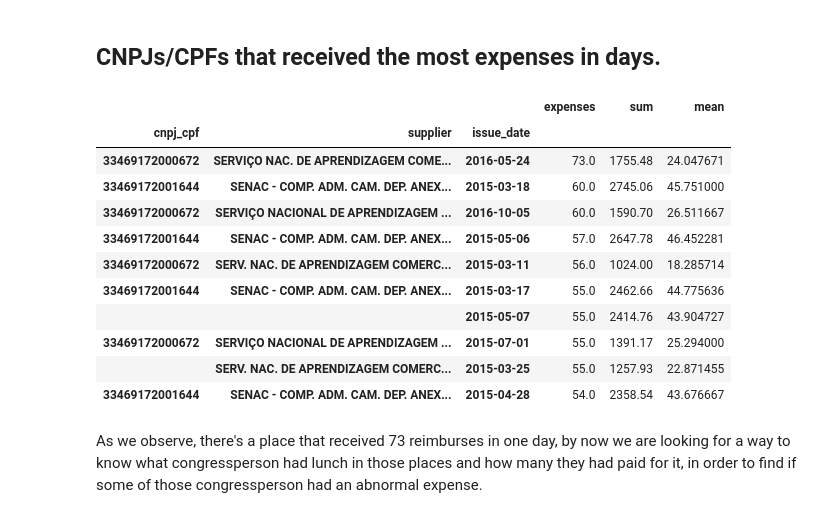
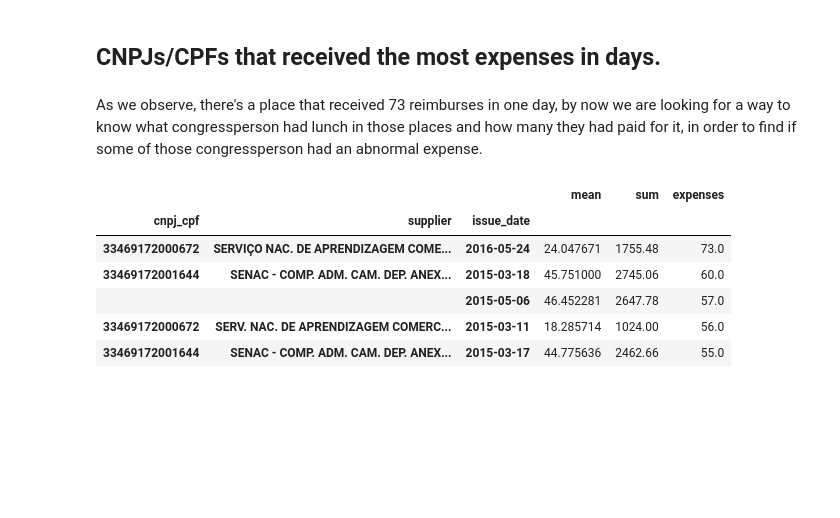
Before and after one commit to okfn-brasil/serenata-de-amor, a Jupyter notebook: develop/2016-12-02-anaschwendler-abnormal-meal-prices-analysis.ipynb, the cells around one changed output. Cells and saved outputs as stored; diff of their text form; code cells hidden in the pictures; blank space fills up the shorter version.

```diff
--- a/develop/2016-12-02-anaschwendler-abnormal-meal-prices-analysis.ipynb
+++ b/develop/2016-12-02-anaschwendler-abnormal-meal-prices-analysis.ipynb
@@ -68,20 +69,16 @@ meals.shape
 keys = ['cnpj_cpf', 'supplier', 'issue_date']
 aggregation = meals.groupby(keys)['total_net_value']. \
     agg({'sum': np.sum, 'expenses': len, 'mean': np.mean})
-# %%
-aggregation.sort_values(['expenses', 'sum'], ascending=[False, False]).head(10)
-# %% [output]
-|  |  |  | expenses | sum | mean |
-| cnpj_cpf | supplier | issue_date |  |  |  |
-| 33469172000672 | SERVIÇO NAC. DE APRENDIZAGEM COME... | 2016-05-24 | 73.0 | 1755.48 | 24.047671 |
-| 33469172001644 | SENAC - COMP. ADM. CAM. DEP. ANEX... | 2015-03-18 | 60.0 | 2745.06 | 45.751000 |
-| 33469172000672 | SERVIÇO NACIONAL DE APRENDIZAGEM ... | 2016-10-05 | 60.0 | 1590.70 | 26.511667 |
-| 33469172001644 | SENAC - COMP. ADM. CAM. DEP. ANEX... | 2015-05-06 | 57.0 | 2647.78 | 46.452281 |
-| 33469172000672 | SERV. NAC. DE APRENDIZAGEM COMERC... | 2015-03-11 | 56.0 | 1024.00 | 18.285714 |
-| 33469172001644 | SENAC - COMP. ADM. CAM. DEP. ANEX... | 2015-03-17 | 55.0 | 2462.66 | 44.775636 |
-|  |  | 2015-05-07 | 55.0 | 2414.76 | 43.904727 |
-| 33469172000672 | SERVIÇO NACIONAL DE APRENDIZAGEM ... | 2015-07-01 | 55.0 | 1391.17 | 25.294000 |
-|  | SERV. NAC. DE APRENDIZAGEM COMERC... | 2015-03-25 | 55.0 | 1257.93 | 22.871455 |
-| 33469172001644 | SENAC - COMP. ADM. CAM. DEP. ANEX... | 2015-04-28 | 54.0 | 2358.54 | 43.676667 |
 # %% [markdown]
 As we observe, there's a place that received 73 reimburses in one day, by now we are looking for a way to know what congressperson had lunch in those places and how many they had paid for it, in order to find if some of those congressperson had an abnormal expense.
+# %%
+by_day_desc = aggregation.sort_values(['expenses', 'sum'], ascending=[False, False])
+by_day_desc.head()
+# %% [output]
+|  |  |  | mean | sum | expenses |
+| cnpj_cpf | supplier | issue_date |  |  |  |
+| 33469172000672 | SERVIÇO NAC. DE APRENDIZAGEM COME... | 2016-05-24 | 24.047671 | 1755.48 | 73.0 |
+| 33469172001644 | SENAC - COMP. ADM. CAM. DEP. ANEX... | 2015-03-18 | 45.751000 | 2745.06 | 60.0 |
+|  |  | 2015-05-06 | 46.452281 | 2647.78 | 57.0 |
+| 33469172000672 | SERV. NAC. DE APRENDIZAGEM COMERC... | 2015-03-11 | 18.285714 | 1024.00 | 56.0 |
+| 33469172001644 | SENAC - COMP. ADM. CAM. DEP. ANEX... | 2015-03-17 | 44.775636 | 2462.66 | 55.0 |
```
Also changed, not shown: parts of 10 cells of this notebook.
